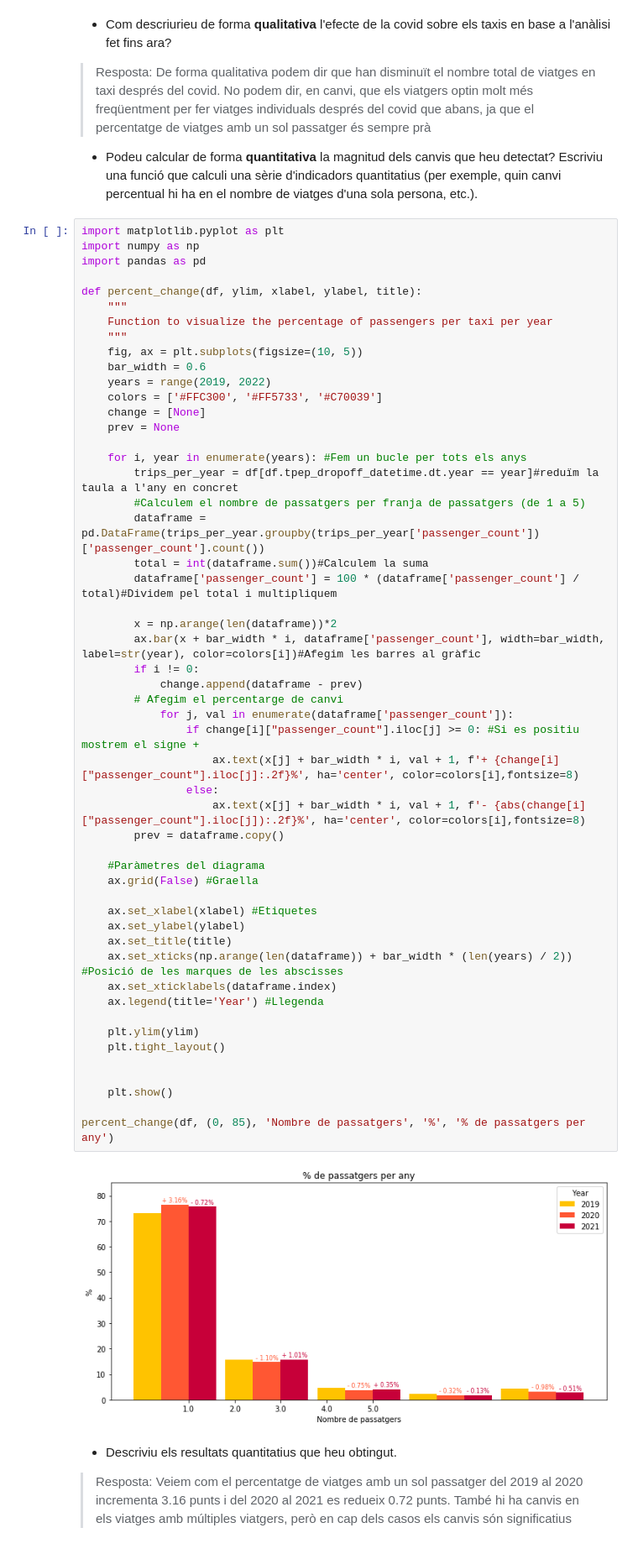
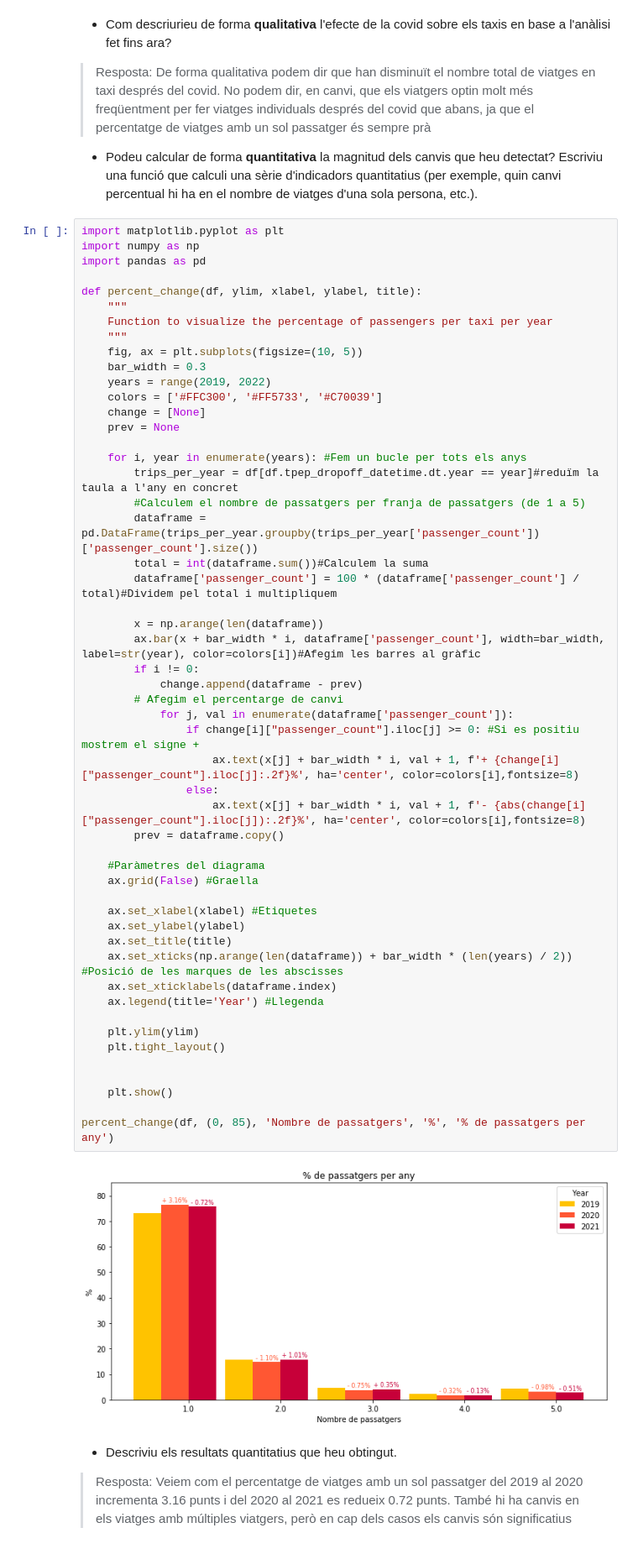
Before and after one commit to fparcerisasv/New-York-taxi-analysis, a Jupyter notebook: Practica1.ipynb, the cells around one changed output. Shown: that part at 84% size. Drawn from its saved outputs; the diff is of its cells as text.

```diff
--- a/Practica1.ipynb
+++ b/Practica1.ipynb
@@ -430,7 +430,7 @@ def percent_change(df, ylim, xlabel, ylabel, title):
     Function to visualize the percentage of passengers per taxi per year
     """
     fig, ax = plt.subplots(figsize=(10, 5))
-    bar_width = 0.6
+    bar_width = 0.3
     years = range(2019, 2022)
     colors = ['#FFC300', '#FF5733', '#C70039']
     change = [None]
@@ -439,41 +439,41 @@ def percent_change(df, ylim, xlabel, ylabel, title):
     for i, year in enumerate(years): #Fem un bucle per tots els anys
         trips_per_year = df[df.tpep_dropoff_datetime.dt.year == year]#reduïm la taula a l'any en concret
         #Calculem el nombre de passatgers per franja de passatgers (de 1 a 5)
-        dataframe = pd.DataFrame(trips_per_year.groupby(trips_per_year['passenger_count'])['passenger_count'].count())
+        dataframe = pd.DataFrame(trips_per_year.groupby(trips_per_year['passenger_count'])['passenger_count'].size())
         total = int(dataframe.sum())#Calculem la suma
         dataframe['passenger_count'] = 100 * (dataframe['passenger_count'] / total)#Dividem pel total i multipliquem
 
-        x = np.arange(len(dataframe))*2
+        x = np.arange(len(dataframe))
         ax.bar(x + bar_width * i, dataframe['passenger_count'], width=bar_width, label=str(year), color=colors[i])#Afegim les barres al gràfic
         if i != 0:
             change.append(dataframe - prev)
         # Afegim el percentarge de canvi
             for j, val in enumerate(dataframe['passenger_count']):
                 if change[i]["passenger_count"].iloc[j] >= 0: #Si es positiu mostrem el signe +
                     ax.text(x[j] + bar_width * i, val + 1, f'+ {change[i]["passenger_count"].iloc[j]:.2f}%', ha='center', color=colors[i],fontsize=8)
                 else:
                     ax.text(x[j] + bar_width * i, val + 1, f'- {abs(change[i]["passenger_count"].iloc[j]):.2f}%', ha='center', color=colors[i],fontsize=8)
         prev = dataframe.copy()
 
     #Paràmetres del diagrama
     ax.grid(False) #Graella
 
     ax.set_xlabel(xlabel) #Etiquetes
     ax.set_ylabel(ylabel)
     ax.set_title(title)
     ax.set_xticks(np.arange(len(dataframe)) + bar_width * (len(years) / 2)) #Posició de les marques de les abscisses
     ax.set_xticklabels(dataframe.index)
     ax.legend(title='Year') #Llegenda
 
     plt.ylim(ylim)
     plt.tight_layout()
 
 
     plt.show()
 
 percent_change(df, (0, 85), 'Nombre de passatgers', '%', '% de passatgers per any')
 # %% [output]
-[figure, old version]
+[figure, new version]
 # %% [markdown]
 + Descriviu els resultats quantitatius que heu obtingut.
 
```
Also changed, not shown: parts of 8 cells of this notebook.
